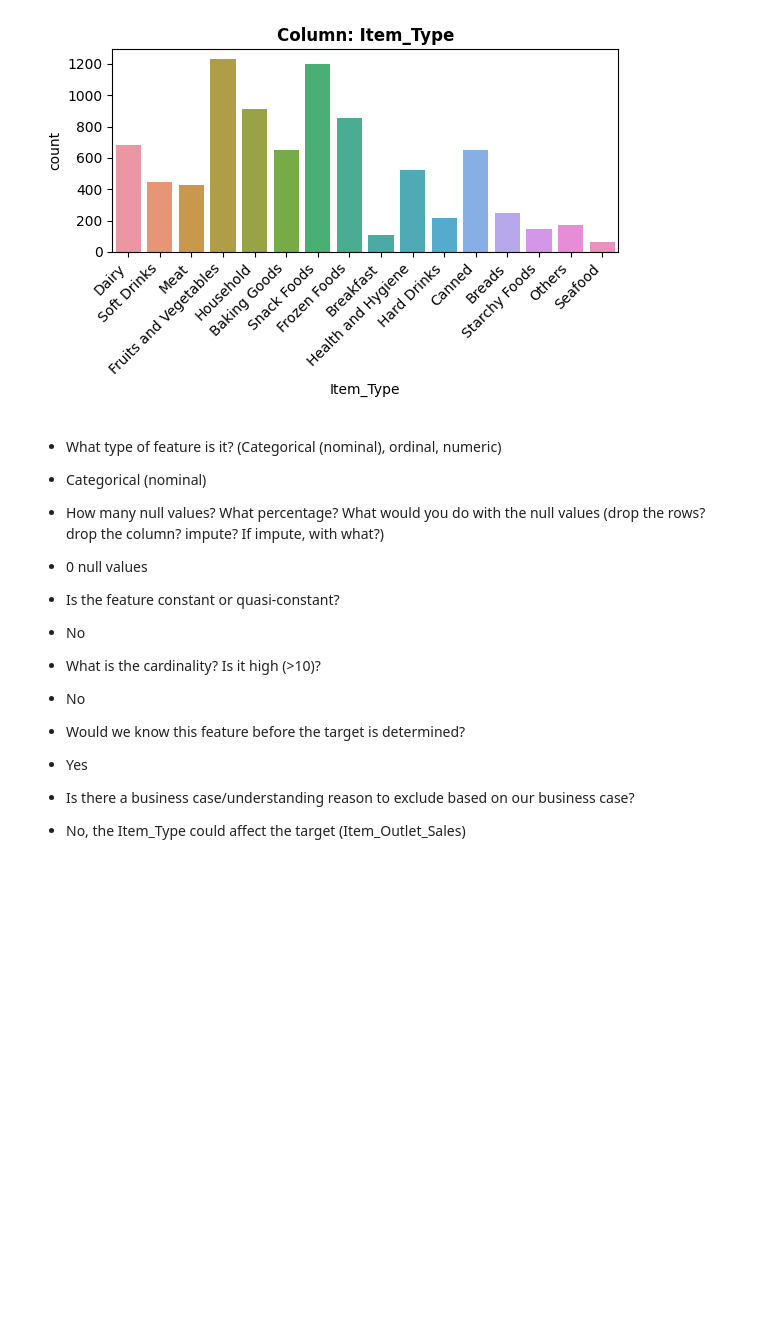
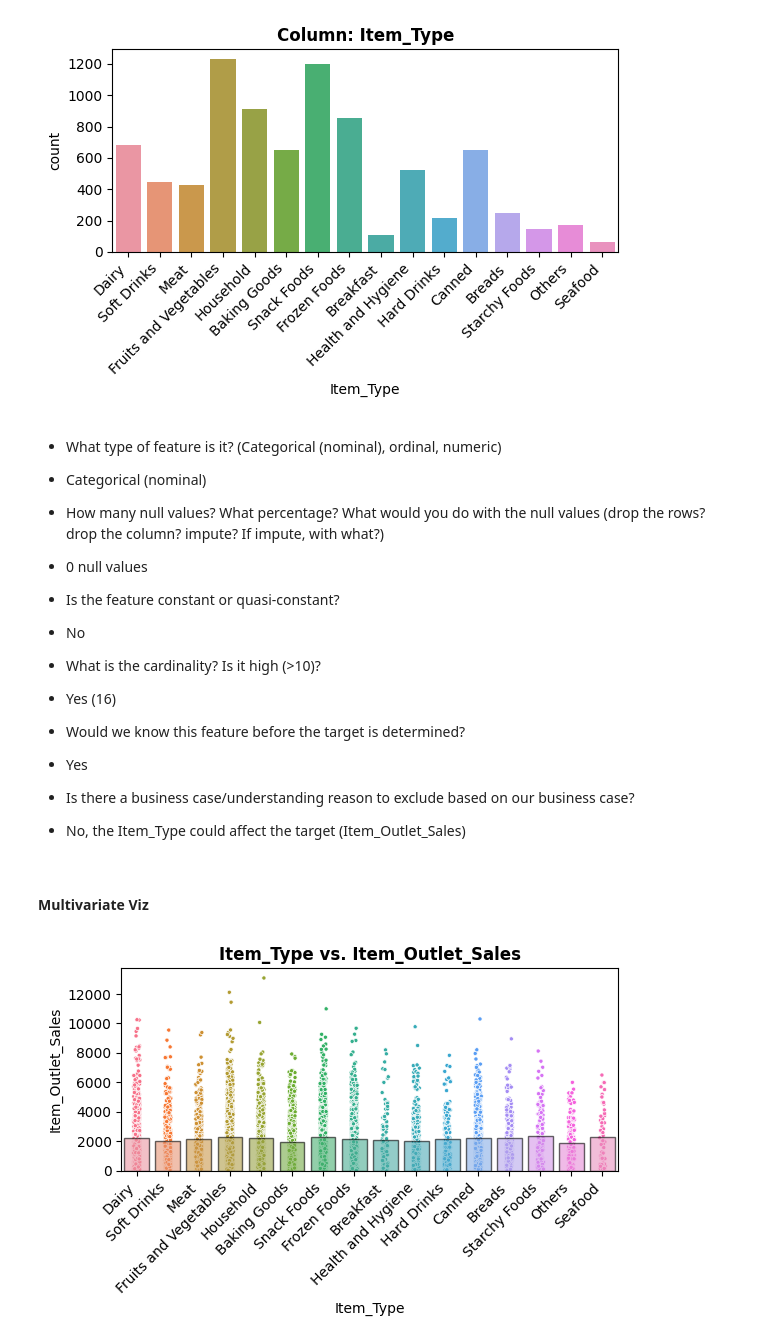
Before and after one commit to Carla9711/Prediction-of-Product-Sales, a Jupyter notebook: Prediction of Product Sales.ipynb, the cells around one changed output. Saved outputs shown, nothing was run; the diff lists cells and outputs as text; code cells hidden in the pictures; blank space fills up the shorter version.

```diff
--- a/Prediction of Product Sales.ipynb
+++ b/Prediction of Product Sales.ipynb
@@ -864,8 +864,14 @@ explore_categorical(df_sales,feature);
   *   No
 
 *   What is the cardinality? Is it high (>10)?
-  *   No
+  *   Yes (16)
 *   Would we know this feature before the target is determined?
   *   Yes
 *   Is there a business case/understanding reason to exclude based on our business case?
   *   No, the Item_Type could affect the target (Item_Outlet_Sales)
+# %% [markdown]
+#### Multivariate Viz
+# %%
+plot_categorical_vs_target(df_sales, feature);
+# %% [output]
+[figure, added]
```
Also changed, not shown: parts of 33 cells of this notebook.
